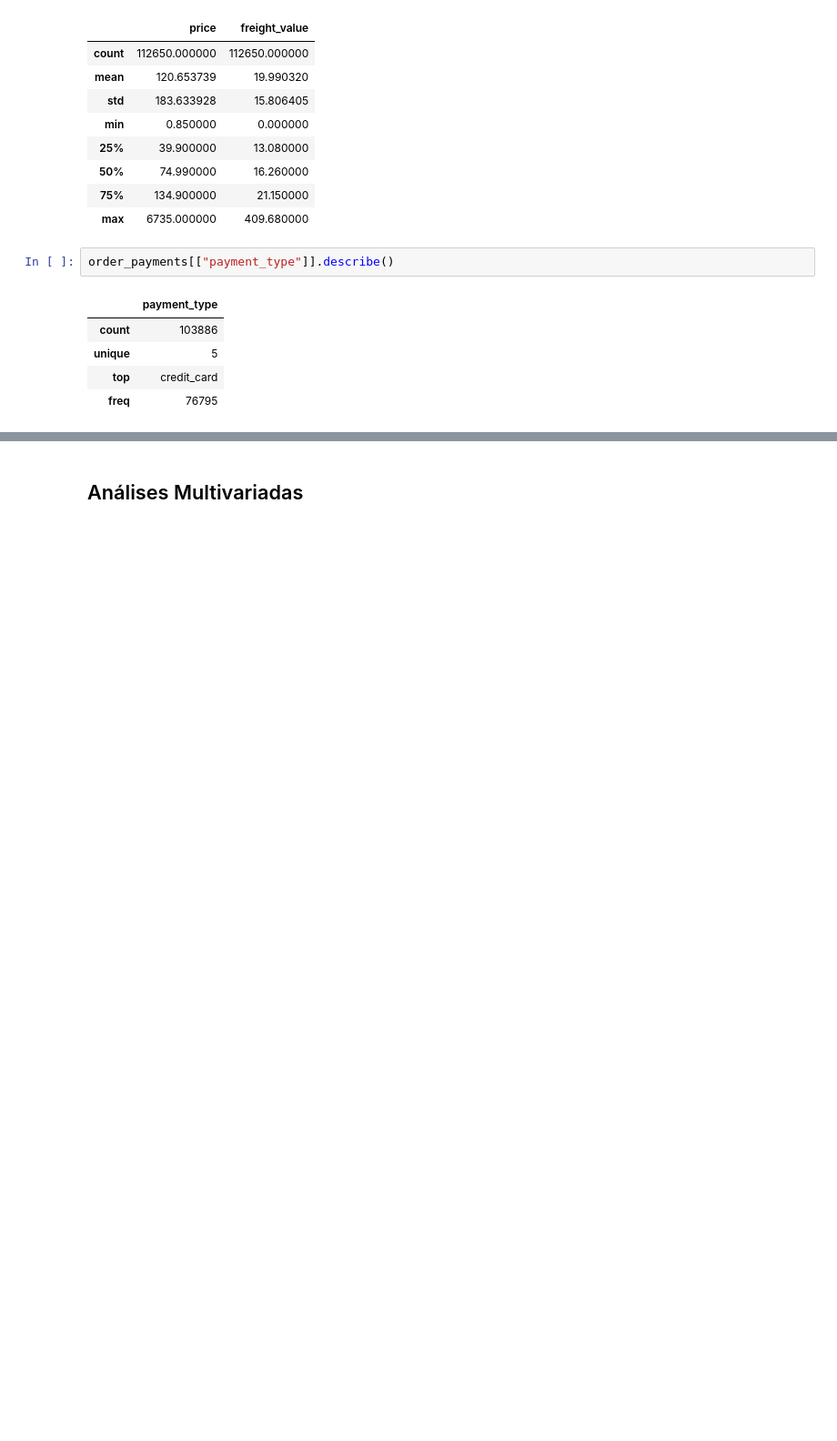
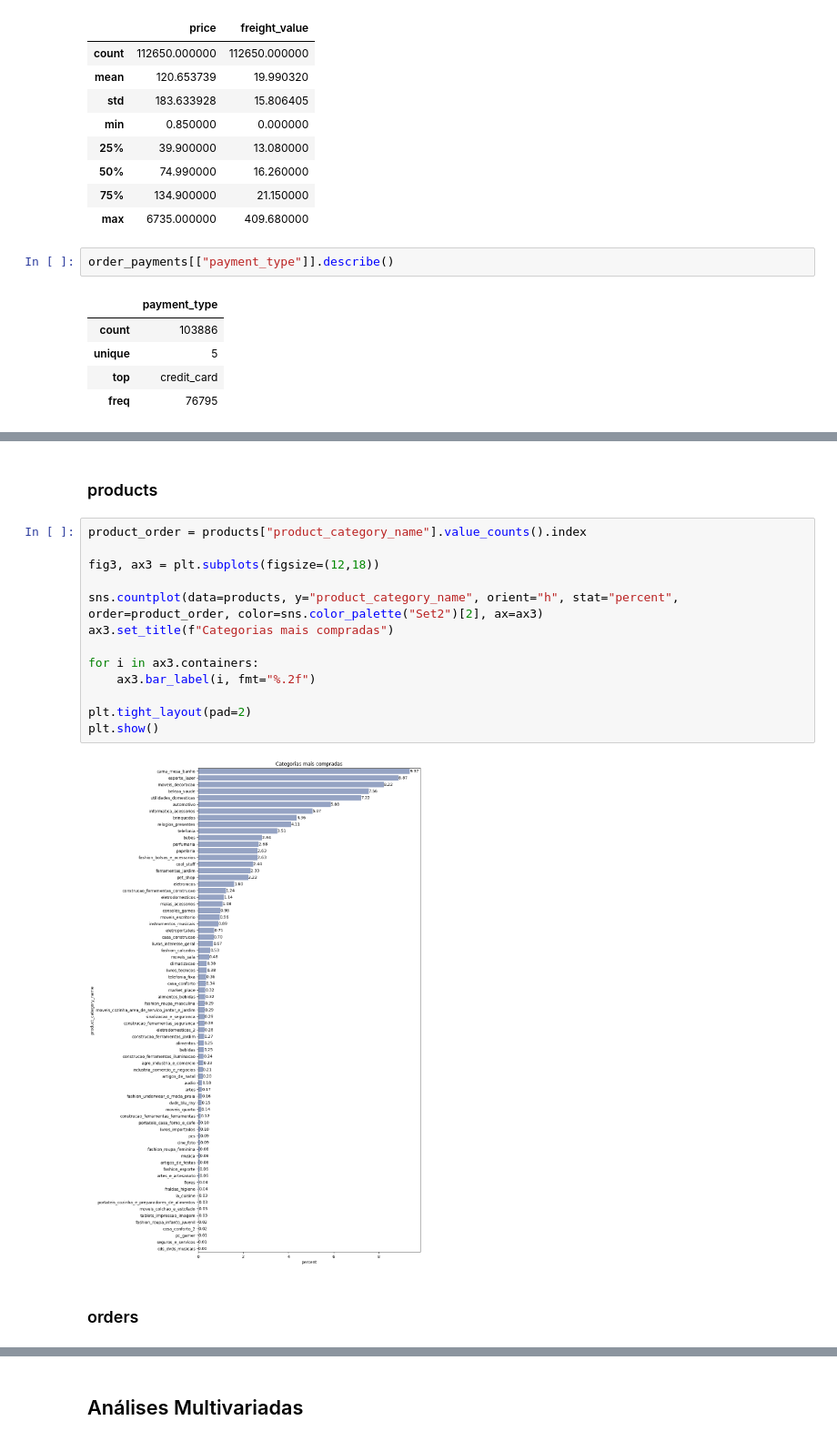
Before and after one commit to Squinelato/eEDB-002-2024-3, a Jupyter notebook: exploratory_analysis/data_analysis.ipynb, the cells around one changed output, grey strips where cells are left out. Shown at 91% size. Drawn from its saved outputs; the diff is of its cells as text; blank space fills up the shorter version.

```diff
--- a/exploratory_analysis/data_analysis.ipynb
+++ b/exploratory_analysis/data_analysis.ipynb
@@ -188,0 +260,19 @@ order_payments[["payment_value"]].describe()
+# %% [markdown]
+### products
+# %%
+product_order = products["product_category_name"].value_counts().index
+
+fig3, ax3 = plt.subplots(figsize=(12,18))
+
+sns.countplot(data=products, y="product_category_name", orient="h", stat="percent", order=product_order, color=sns.color_palette("Set2")[2], ax=ax3)
+ax3.set_title(f"Categorias mais compradas")
+
+for i in ax3.containers:
+    ax3.bar_label(i, fmt="%.2f")
+
+plt.tight_layout(pad=2)
+plt.show()
+# %% [output]
+[figure, added]
+# %% [markdown]
+### orders
```
Also changed, not shown: parts of 16 cells of this notebook.
